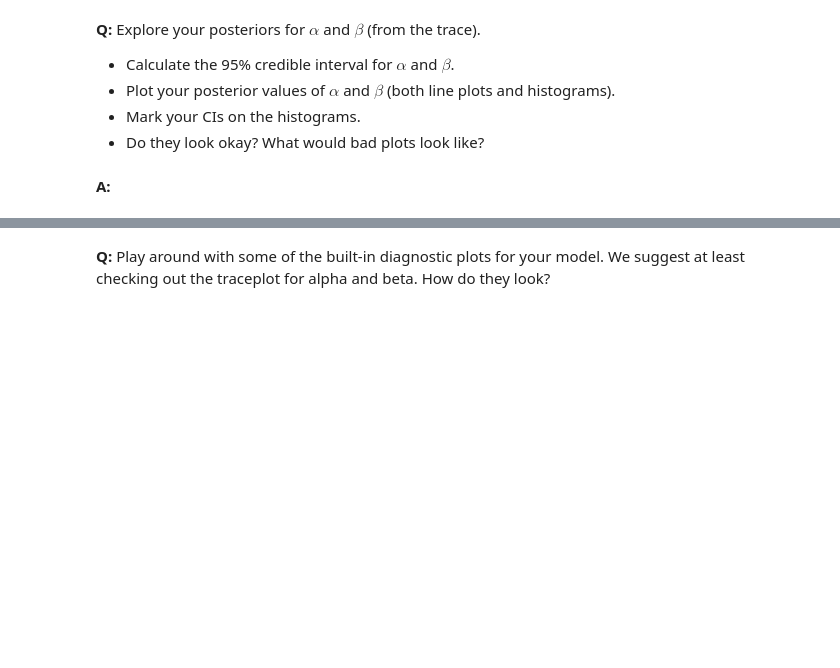
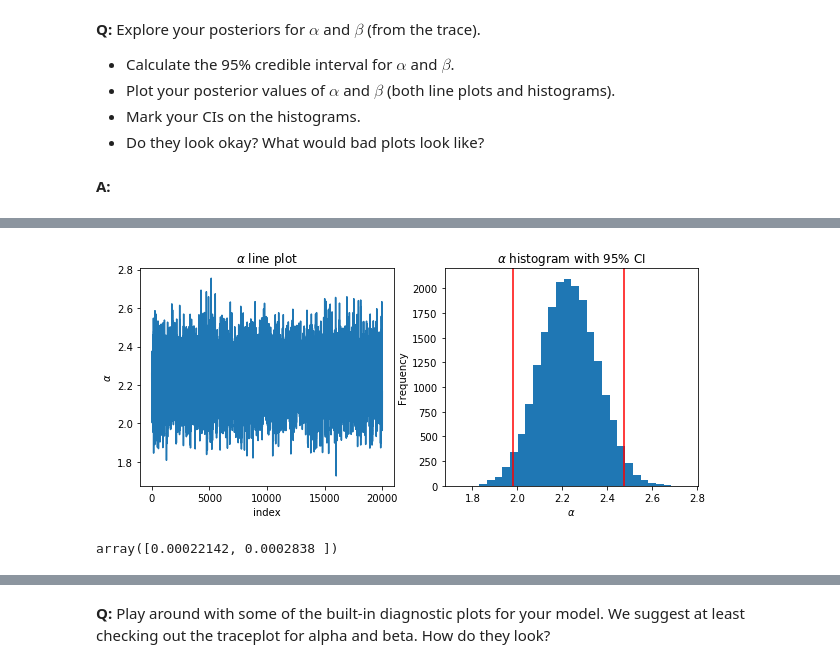
Before and after one commit to akatmer/JSON_Project, a Jupyter notebook: inferential_statistics_3-Q.ipynb, the cells around one changed output, grey strips where cells are left out. Cells and saved outputs as stored; diff of their text form; code cells hidden in the pictures; blank space fills up the shorter version.

```diff
--- a/inferential_statistics_3-Q.ipynb
+++ b/inferential_statistics_3-Q.ipynb
@@ -132,0 +138,21 @@ __A:__
+# %%
+plt.figure(figsize=(10, 4))
+plt.subplot(1, 2, 1)
+_ = plt.plot(alpha_samples)
+_ = plt.title(r'$\alpha$ line plot')
+_ = plt.xlabel('index')
+_ = plt.ylabel(r'$\alpha$')
+plt.subplot(1, 2, 2)
+_ = plt.hist(alpha_samples, bins=30)
+_ = plt.xlabel(r'$\alpha$')
+_ = plt.ylabel('Frequency')
+_ = plt.title(r'$\alpha$ histogram with 95% CI')
+_ = plt.axvline(x=alpha_ci[0], c='r')
+_ = plt.axvline(x=alpha_ci[1], c='r')
+# %% [output]
+[figure, added]
+# %%
+beta_ci = np.percentile(beta_samples, [2.5, 97.5])
+beta_ci
+# %% [output]
+array([0.00022142, 0.0002838 ])
```
Also changed, not shown: parts of 17 cells of this notebook.
